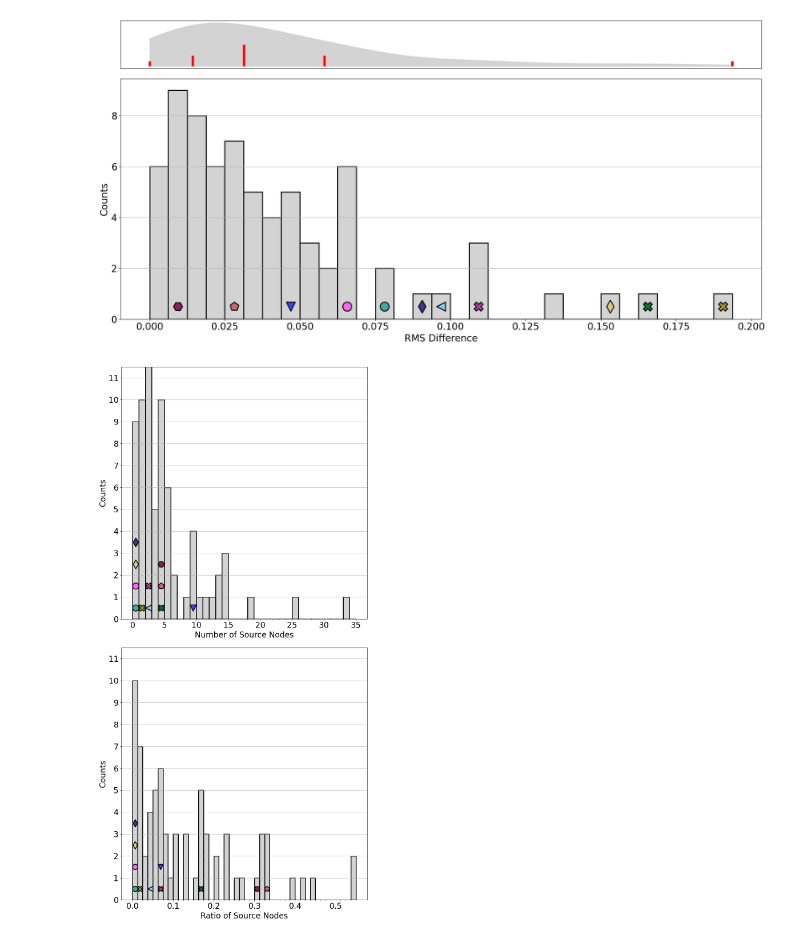
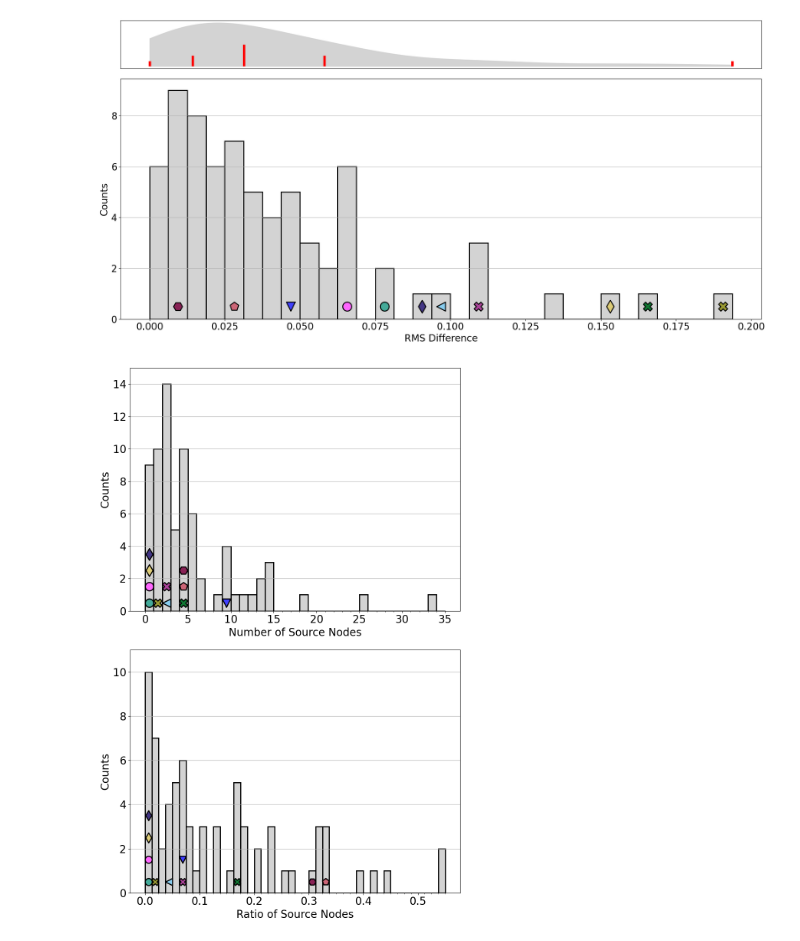
Before and after one commit to kyuhyongpark/cubewalkers-analysis, a Jupyter notebook: node_average_values_analysis.ipynb, the cells around one changed output. Drawn from its saved outputs; the diff is of its cells as text; code cells hidden in the pictures.

Commit message:
copy changes from modify_figures branch

```diff
--- a/node_average_values_analysis.ipynb
+++ b/node_average_values_analysis.ipynb
@@ -144,7 +144,7 @@ category_symbol_dict = {
     'Signal Transduction (Immune System Cells)': '^',
     'Signal Transduction (Other)': 'v',
     'Signal Transduction (Drosophila)': '>',
-    'Signal Transduction (SDH)': '<',
+    'Signal Transduction (Stress/Damage and Homeostasis)': '<',
 }
 
 highlight_color_dict = {
@@ -227,43 +227,38 @@ for model, color in highlight_color_dict.items():
     highlight_list_source[idx].append((category_symbol_dict[QC['category'][model]], color))
 # %%
 
-#fig,ax = plt.subplots(1,2,figsize=(20,10), sharey=True)
-fig,ax = plt.subplots(2,1,figsize=(10,20), sharey=True)
+fig,ax = plt.subplots(2,1,figsize=(10,15))
 ax[0].hist(QC['NS'], bins=35, range=(0,35), edgecolor='k', color='lightgrey', linewidth=2)
-#ax[0].set_title('number of source nodes')
 ax[0].set_xlabel('Number of Source Nodes')
 ax[0].set_ylabel('Counts')
-ax[0].set_yticks(range(0,12))
-#ax[0].set_yticks(range(0,12), minor=True)
+ax[0].set_yticks(range(0,15,2))
 ax[0].set_xticks(range(0,35), minor=True)
-ax[0].set_ylim((0, 11.5))
+ax[0].set_ylim((0, 15))
 ax[0].grid(axis='y')
 
 count = np.zeros(10) # Highlighted models have at most 10 source nodes
 for model, color in highlight_color_dict.items():
     count[QC['NS'][model]] += 1
     ax[0].scatter(x=0.5+QC['NS'][model], y=count[QC['NS'][model]]-0.5, marker=category_symbol_dict[QC['category'][model]], c=color, s=0.7*highlight_marker_size, linewidths=2, edgecolor='k')
 
 
 ax[1].hist(QC['NS/N'], bins=[i*0.0125 for i in range(45)], edgecolor='k', color='lightgrey', linewidth=2)
-#ax[1].set_title('source node ratio')
 ax[1].set_xlabel('Ratio of Source Nodes')
 ax[1].set_ylabel('Counts')
-ax[1].set_yticks(range(0,12))
-#ax[1].set_xticks([0.00, 0.07, 0.14, 0.21, 0.28, 0.35, 0.42, 0.49, 0.56])
+ax[1].set_yticks(range(0,11,2))
 ax[1].set_xticks([i*0.0125 for i in range(45)], minor=True)
-ax[1].set_ylim((0, 11.5))
+ax[1].set_ylim((0, 11))
 ax[1].grid(axis='y')
 
 for i in range(45):
     x = (i+0.5)*0.0125
     for idx, model in enumerate(highlight_list_source[i]):
         ax[1].scatter(x=x, y=idx+0.5, marker=model[0], c=model[1], s=0.5*highlight_marker_size, linewidths=2, edgecolor='k')
 
 plt.tight_layout()
-plt.savefig(f'./data/{models_dir}/figures/number_sources.png')
-plt.savefig(f'./data/{models_dir}/figures/number_sources.pdf')
+plt.savefig(f'./data/{models_dir}/figures/sources.png')
+plt.savefig(f'./data/{models_dir}/figures/sources.pdf')
 plt.show()
 # %% [output]
-[figure, old version]
+[figure, new version]
 # %%
```
Also changed, not shown: parts of 2 cells of this notebook, 16 other files.
